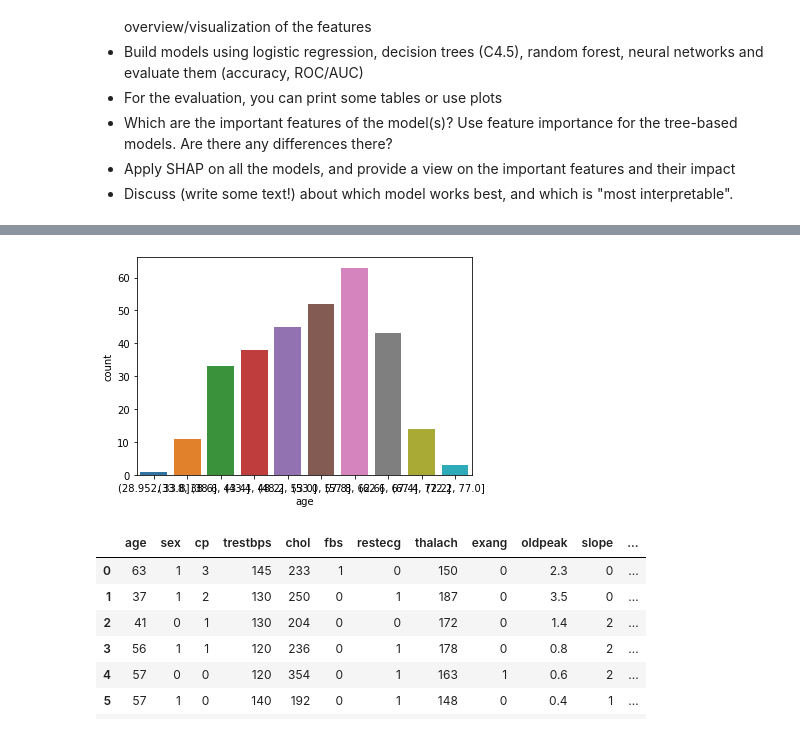
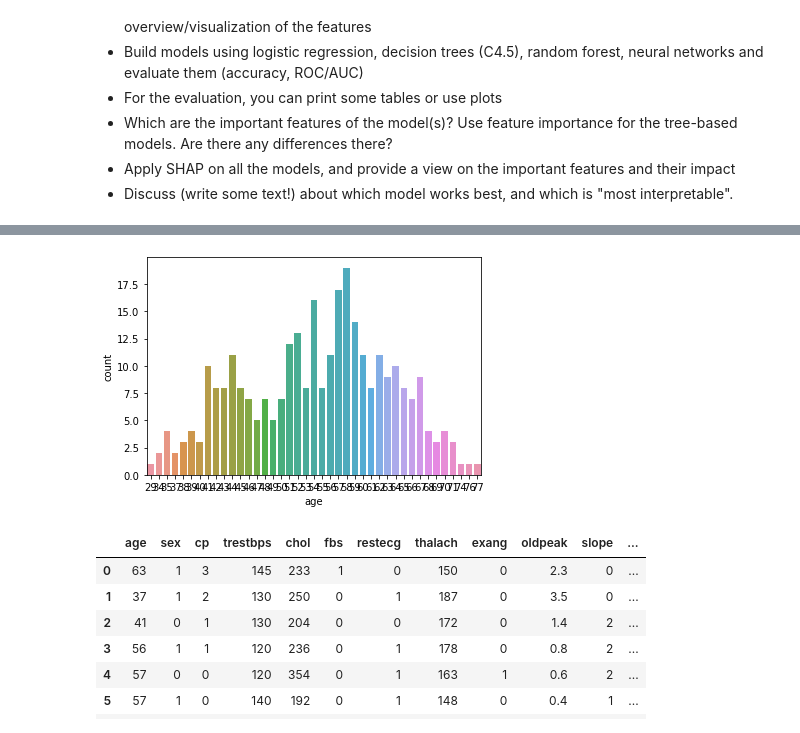
Before and after one commit to mhuendorf/KBS, a Jupyter notebook: exercises/practical/Assignment_3/KBS-Assignment3.ipynb, the cells around one changed output, grey strips where cells are left out. Cells and saved outputs as stored; diff of their text form; code cells hidden in the pictures.

```diff
--- a/exercises/practical/Assignment_3/KBS-Assignment3.ipynb
+++ b/exercises/practical/Assignment_3/KBS-Assignment3.ipynb
@@ -68,21 +58,21 @@ heartData.head(100)
 # %%
 #preprocessing
-bins = 2
-group_names = ['no_diagnosis','diagnosis']
-heartData['target'] = pd.cut(heartData['target'], bins = bins, labels = group_names)
-heartData['target'].unique()
-label_sex = LabelEncoder()
-heartData['target'] = label_sex.fit_transform(heartData['target'])
+#bins = 2
+#group_names = ['no_diagnosis','diagnosis']
+#heartData['target'] = pd.cut(heartData['target'], bins = bins, labels = group_names)
+#heartData['target'].unique()
+#label_sex = LabelEncoder()
+#heartData['target'] = label_sex.fit_transform(heartData['target'])
 
-bins = 10
-heartDataDiscretised['age'] = pd.cut(heartDataDiscretised['age'], bins = bins)
+#bins = 10
+#heartDataDiscretised['age'] = pd.cut(heartDataDiscretised['age'], bins = bins)
 #heartDataDiscretised['age'].unique()
 #label_age = LabelEncoder()
 #heartDataDiscretised['age'] = label_age.fit_transform(heartDataDiscretised['age'])
 
 plt.show(sns.countplot(x = heartDataDiscretised['age']))
 # %% [output]
-[figure, old version]
+[figure, new version]
 # %%
 #Feature Overwview
 heartData.head(10)
```
Also changed, not shown: parts of 21 cells of this notebook.
